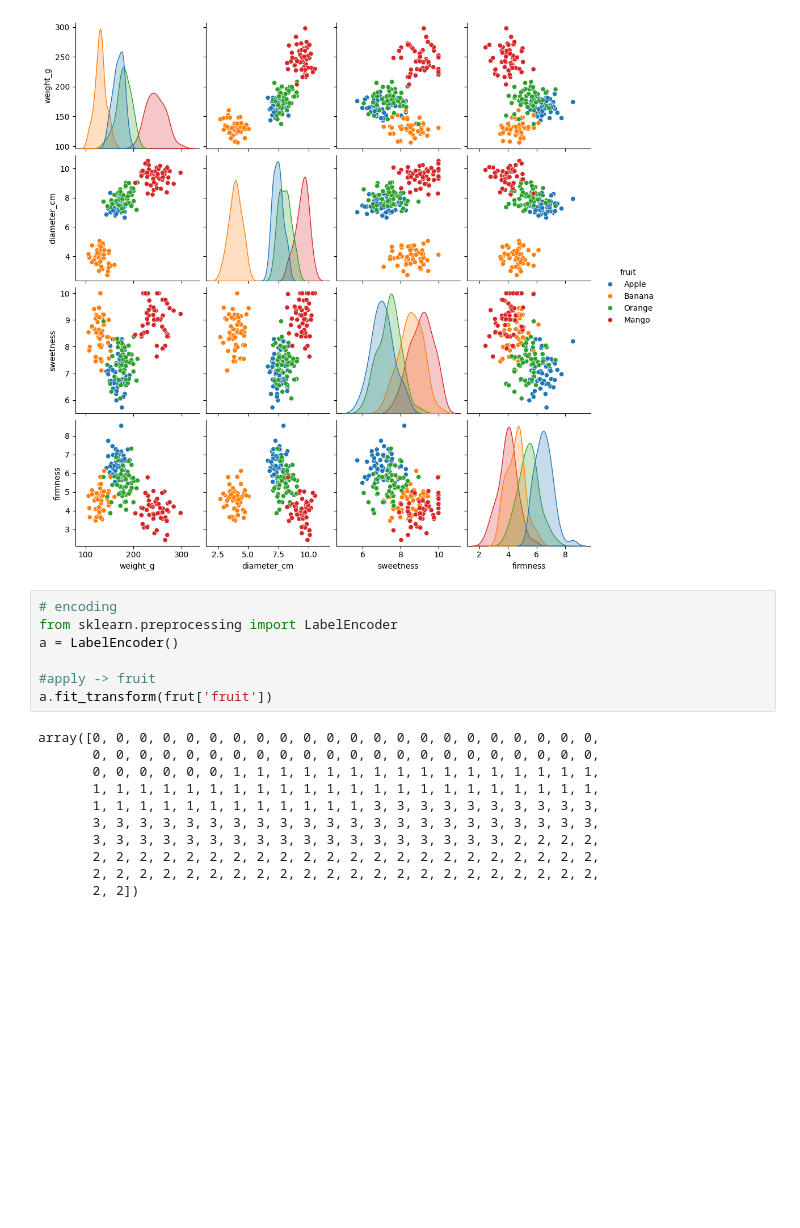
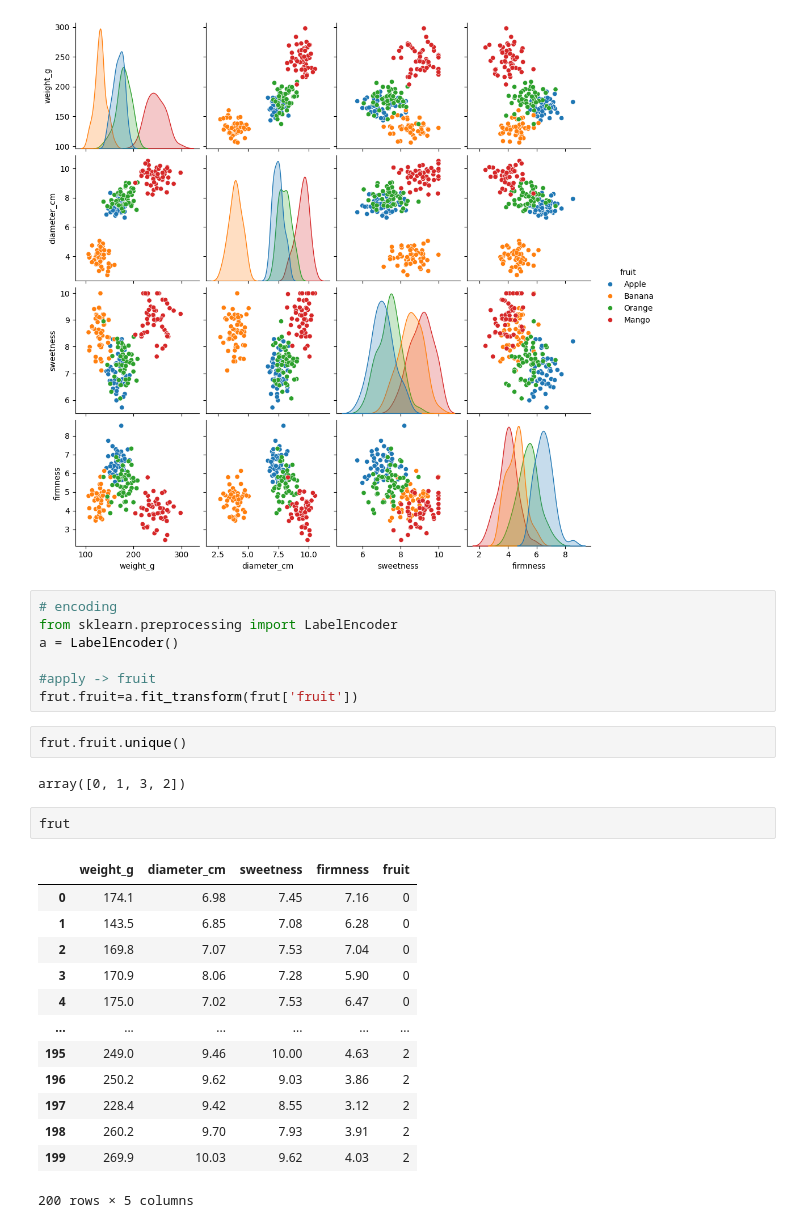
Before and after one commit to OmmPrakash-07/Gen-AI_CTTC, a Jupyter notebook: Gen_AI_(Day2).ipynb, the cells around one changed output. Cells and saved outputs as stored; diff of their text form; blank space fills up the shorter version.

```diff
--- a/Gen_AI_(Day2).ipynb
+++ b/Gen_AI_(Day2).ipynb
@@ -66,15 +66,24 @@ from sklearn.preprocessing import LabelEncoder
 a = LabelEncoder()
 
 #apply -> fruit
-a.fit_transform(frut['fruit'])
+frut.fruit=a.fit_transform(frut['fruit'])
-# %% [output]
-array([0, 0, 0, 0, 0, 0, 0, 0, 0, 0, 0, 0, 0, 0, 0, 0, 0, 0, 0, 0, 0, 0,
-       0, 0, 0, 0, 0, 0, 0, 0, 0, 0, 0, 0, 0, 0, 0, 0, 0, 0, 0, 0, 0, 0,
-       0, 0, 0, 0, 0, 0, 1, 1, 1, 1, 1, 1, 1, 1, 1, 1, 1, 1, 1, 1, 1, 1,
-       1, 1, 1, 1, 1, 1, 1, 1, 1, 1, 1, 1, 1, 1, 1, 1, 1, 1, 1, 1, 1, 1,
-       1, 1, 1, 1, 1, 1, 1, 1, 1, 1, 1, 1, 3, 3, 3, 3, 3, 3, 3, 3, 3, 3,
-       3, 3, 3, 3, 3, 3, 3, 3, 3, 3, 3, 3, 3, 3, 3, 3, 3, 3, 3, 3, 3, 3,
-       3, 3, 3, 3, 3, 3, 3, 3, 3, 3, 3, 3, 3, 3, 3, 3, 3, 3, 2, 2, 2, 2,
-       2, 2, 2, 2, 2, 2, 2, 2, 2, 2, 2, 2, 2, 2, 2, 2, 2, 2, 2, 2, 2, 2,
-       2, 2, 2, 2, 2, 2, 2, 2, 2, 2, 2, 2, 2, 2, 2, 2, 2, 2, 2, 2, 2, 2,
-       2, 2])
+# %%
+frut.fruit.unique()
+# %% [output]
+array([0, 1, 3, 2])
+# %%
+frut
+# %% [output]
+|  | weight_g | diameter_cm | sweetness | firmness | fruit |
+| 0 | 174.1 | 6.98 | 7.45 | 7.16 | 0 |
+| 1 | 143.5 | 6.85 | 7.08 | 6.28 | 0 |
+| 2 | 169.8 | 7.07 | 7.53 | 7.04 | 0 |
+| 3 | 170.9 | 8.06 | 7.28 | 5.90 | 0 |
+| 4 | 175.0 | 7.02 | 7.53 | 6.47 | 0 |
+| ... | ... | ... | ... | ... | ... |
+| 195 | 249.0 | 9.46 | 10.00 | 4.63 | 2 |
+| 196 | 250.2 | 9.62 | 9.03 | 3.86 | 2 |
+| 197 | 228.4 | 9.42 | 8.55 | 3.12 | 2 |
+| 198 | 260.2 | 9.70 | 7.93 | 3.91 | 2 |
+| 199 | 269.9 | 10.03 | 9.62 | 4.03 | 2 |
+200 rows × 5 columns
```
Also changed, not shown: parts of 6 cells of this notebook.
